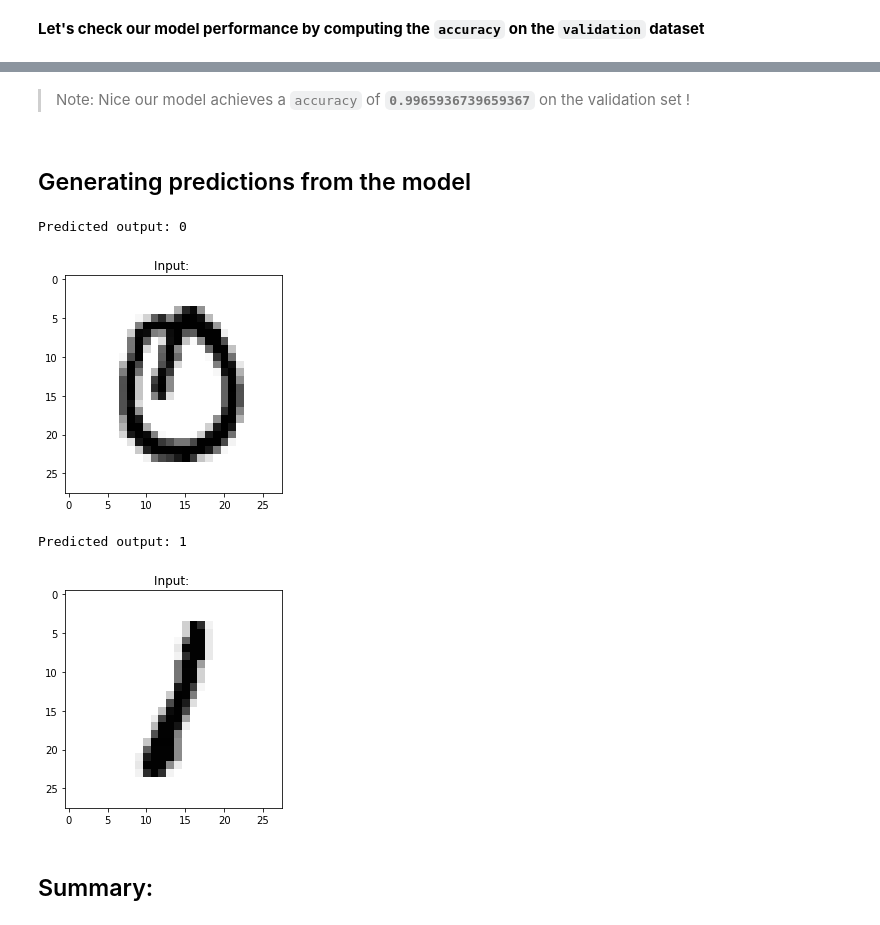
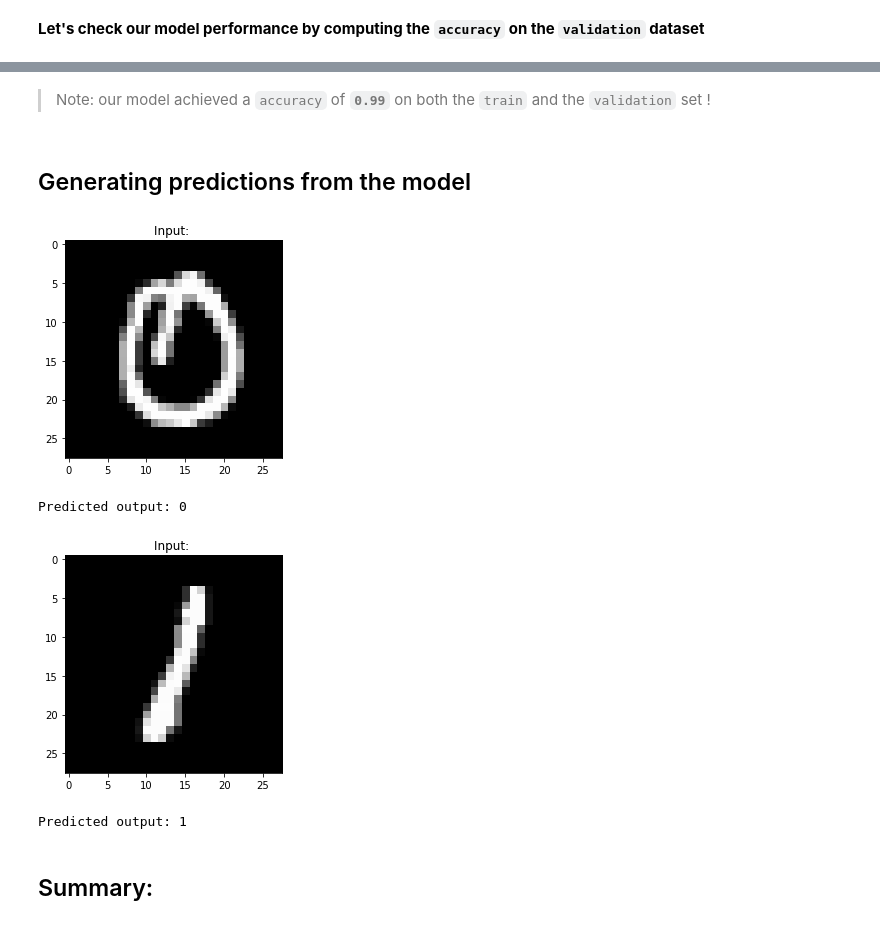
Before and after one commit to benihime91/blog, a Jupyter notebook: _notebooks/2020-09-22-nn-from-scratch.ipynb, the cells around one changed output, grey strips where cells are left out. Drawn from its saved outputs; the diff is of its cells as text; code cells hidden in the pictures.

```diff
--- a/_notebooks/2020-09-22-nn-from-scratch.ipynb
+++ b/_notebooks/2020-09-22-nn-from-scratch.ipynb
@@ -663,31 +723,34 @@ Accuracy: 0.9965936739659367
 # %% [markdown]
-> Note: Nice our model achieves a `accuracy` of **`0.9965936739659367`** on the validation set !
+> Note: our model achieved a `accuracy` of **`0.99`** on both the `train` and the `validation` set !
 # %% [markdown]
 ## Generating predictions from the model
 # %%
 #collapse
-test_inp = x_valid[0]
+test_inp = x_valid[0] # one example from the validation set
 plt.title("Input: ")
-plt.imshow(test_inp.reshape(28,28), cmap="binary");
 
-loss, pred = nn.forward(test_inp)
+plt.imshow(test_inp.reshape(28,28), cmap="gray")
+plt.show()
+
+pred = nn.forward(test_inp, calc_loss=False)
 predicted_val = int(pred > 0.5)
 print(f"Predicted output: {predicted_val}")
 # %% [output]
+[figure, new version]
 Predicted output: 0
-[figure, old version]
 # %%
 #collapse
-test_inp = x_valid[2000]
+test_inp = x_valid[2000] # one example from the validation set
 plt.title("Input: ")
-plt.imshow(test_inp.reshape(28,28), cmap="binary");
+plt.imshow(test_inp.reshape(28,28), cmap="gray")
+plt.show()
 
-loss, pred = nn.forward(test_inp)
+pred = nn.forward(test_inp, calc_loss=False)
 predicted_val = int(pred > 0.5)
 print(f"Predicted output: {predicted_val}")
 # %% [output]
+[figure, new version]
 Predicted output: 1
-[figure, old version]
 # %% [markdown]
 ## Summary:
 # %% [markdown]
```
Also changed, not shown: parts of 23 cells of this notebook.
